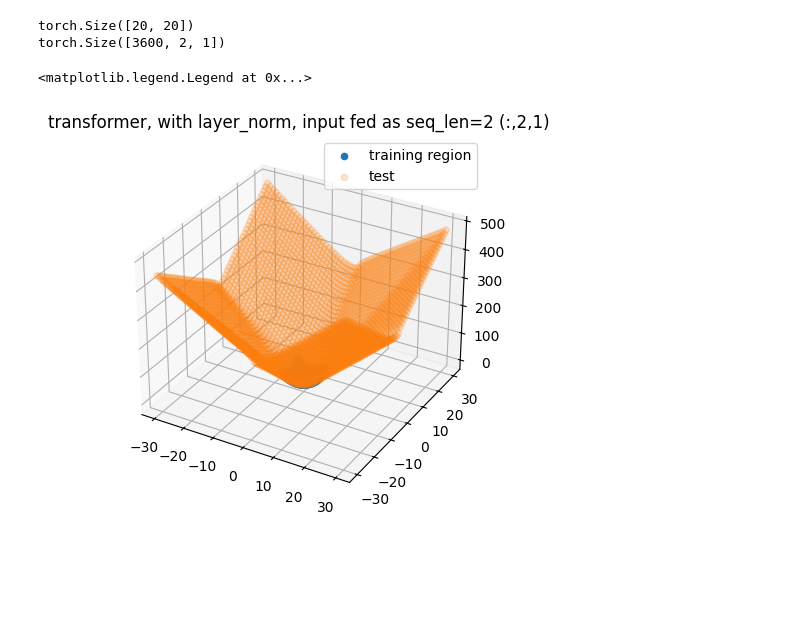
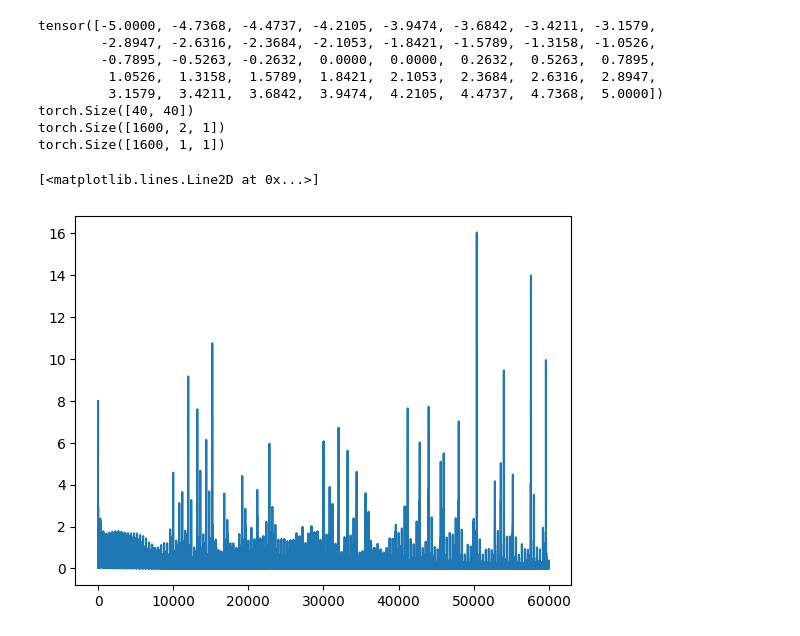
Before and after one commit to karlcal1/X_mas_break_Time_To_Lock_In, a Jupyter notebook: more_generalization_play.ipynb, the cells around one changed output. Drawn from its saved outputs; the diff is of its cells as text; code cells hidden in the pictures; blank space fills up the shorter version.

```diff
--- a/more_generalization_play.ipynb
+++ b/more_generalization_play.ipynb
@@ -73,7 +66,7 @@ ax = fig.add_subplot(projection="3d")
 ax.scatter(input_data[:,0,0],input_data[:,1,0],output_data[:,0,0],label="training region")
 
 ####
-whatevs=30
+whatevs=20
 xx = torch.linspace(-whatevs,whatevs,60)
 xx_matrix, yy_matrix = torch.meshgrid(xx,xx)
 print(y_matrix.shape)
@@ -86,10 +79,55 @@ print(iinput_data.shape)
 
 
 ax.scatter(iinput_data[:,0,0],iinput_data[:,1,0],my_transformer(iinput_data).detach().squeeze(),alpha=.2,label="test")
-ax.set_title("transformer, with layer_norm, input fed as seq_len=2 (:,2,1)")
+ax.set_title("transformer, without layer_norm, input fed as seq_len=2 (:,2,1)")
 ax.legend()
-# %% [output]
-torch.Size([20, 20])
-torch.Size([3600, 2, 1])
-<matplotlib.legend.Legend at 0x...>
-[figure, removed]
+# %%
+## what but can it interpolate tho?
+
+plt.close("all")
+
+#x = torch.hstack([torch.linspace(-5,0,12), torch.linspace(3,5,6)])
+x = torch.hstack([torch.linspace(-5,0,20), torch.linspace(0,5,20)])
+print(x)
+x_matrix, y_matrix = torch.meshgrid(x,x)
+print(y_matrix.shape)
+
+x_flat, y_flat = x_matrix.flatten(), y_matrix.flatten()
+
+#i want (400,2,1), not 1,2 like yesterday
+input_data = (torch.vstack((x_flat,y_flat)).T).unsqueeze(2)
+print(input_data.shape)
+
+output_data = torch.sin((torch.abs(input_data[:,0,:])+torch.abs(input_data[:,1,:]))).unsqueeze(2)
+print(output_data.shape)
+
+dataset = torch.utils.data.TensorDataset(input_data,output_data)
+loader = torch.utils.data.DataLoader(dataset, batch_size=4)
+
+my_transformer = Transformer(1,16,1,4)
+my_optim = torch.optim.Adam(my_transformer.parameters(),lr=4e-4)
+
+loss_list=[]
+for epoch in range(30):
+    for in_batch,out_batch in loader:
+        preds = my_transformer(in_batch)
+        loss = loss_fn(preds, out_batch)
+        loss_list.append(loss.detach())
+        loss.backward()
+        my_optim.step()
+        my_optim.zero_grad()
+
+%matplotlib inline
+plt.figure()
+plt.plot(loss_list)
+# %% [output]
+tensor([-5.0000, -4.7368, -4.4737, -4.2105, -3.9474, -3.6842, -3.4211, -3.1579,
+        -2.8947, -2.6316, -2.3684, -2.1053, -1.8421, -1.5789, -1.3158, -1.0526,
+        -0.7895, -0.5263, -0.2632,  0.0000,  0.0000,  0.2632,  0.5263,  0.7895,
+         1.0526,  1.3158,  1.5789,  1.8421,  2.1053,  2.3684,  2.6316,  2.8947,
+         3.1579,  3.4211,  3.6842,  3.9474,  4.2105,  4.4737,  4.7368,  5.0000])
+torch.Size([40, 40])
+torch.Size([1600, 2, 1])
+torch.Size([1600, 1, 1])
+[<matplotlib.lines.Line2D at 0x...>]
+[figure, added]
```
Also changed, not shown: parts of 4 cells of this notebook.
